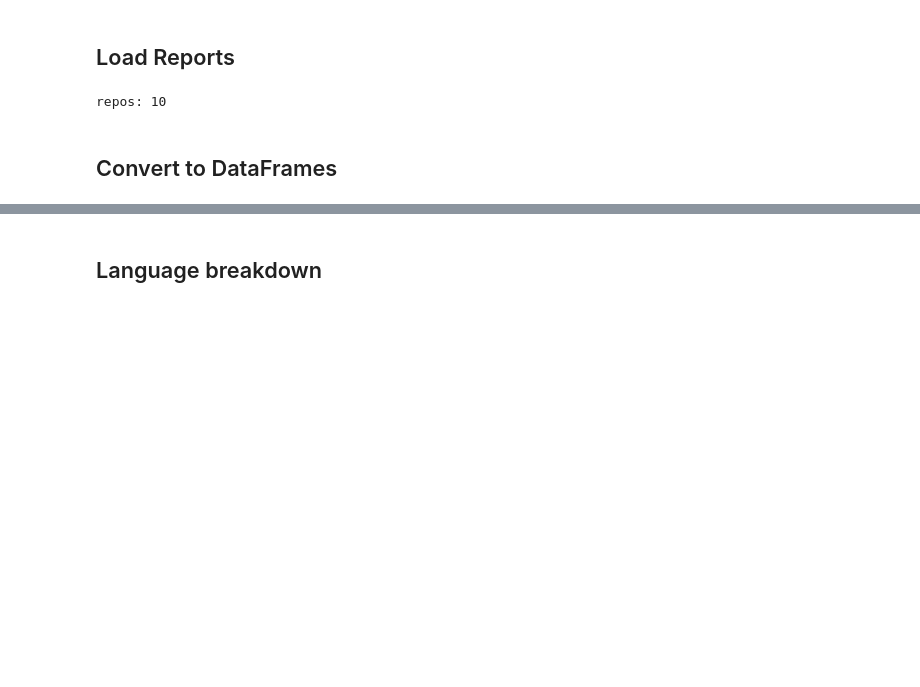
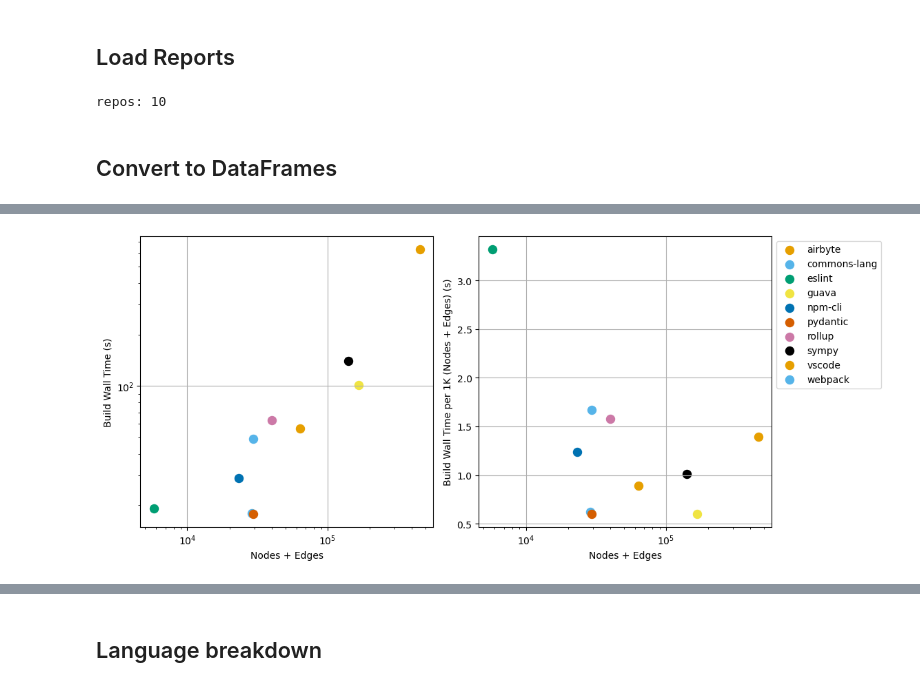
Before and after one commit to megascienta/sciona, a Jupyter notebook: validations/build_status_reports/evaluation.ipynb, the cells around one changed output, grey strips where cells are left out. Drawn from its saved outputs; the diff is of its cells as text; code cells hidden in the pictures; blank space fills up the shorter version.

Commit message:
Build Reports

```diff
--- a/validations/build_status_reports/evaluation.ipynb
+++ b/validations/build_status_reports/evaluation.ipynb
@@ -167,0 +161,19 @@ plot_totals_section("Timing")
+# %%
+timing_total_df = df_section(totals_df, "Timing")[["Build Wall Time"]]
+timing_total_df = timing_total_df.sort_values("Build Wall Time", ascending=True)
+timing_total_df = timing_total_df.join(df_section(totals_df, "Structure")[["Nodes", "Edges"]])
+timing_total_df["Nodes + Edges"] = timing_total_df["Nodes"] + timing_total_df["Edges"]
+timing_total_df["Time per 1K Nodes"] = timing_total_df["Build Wall Time"] / (timing_total_df["Nodes"] / 1000)
+timing_total_df["Time per 1K Edges"] = timing_total_df["Build Wall Time"] / (timing_total_df["Edges"] / 1000)
+timing_total_df["Time per 1K (Nodes + Edges)"] = timing_total_df["Build Wall Time"] / (timing_total_df["Nodes + Edges"] / 1000)
+
+timing_mean = timing_total_df.mean(numeric_only=True)
+timing_median = timing_total_df.median(numeric_only=True)
+timing_std = timing_total_df.std(numeric_only=True)
+
+timing_mean.name = "Mean"
+timing_median.name = "Median"
+timing_std.name = "Std"
+
+timing_overview_df = pd.concat([timing_total_df, timing_mean.to_frame().T, timing_std.to_frame().T, timing_median.to_frame().T]).round(2)
+timing_overview_df
@@ -167,0 +195,28 @@ plot_totals_section("Timing")
+# %%
+fig, axes = plt.subplots(1, 2, figsize=(10, 5), sharex=True)
+
+for i, repo in enumerate(totals_pivot.index):
+    color = palette[i % len(palette)]
+    x = timing_overview_df.loc[repo, "Nodes + Edges"]
+    y1 = timing_overview_df.loc[repo, "Build Wall Time"]
+    y2 = timing_overview_df.loc[repo, "Time per 1K (Nodes + Edges)"]
+
+    axes[0].scatter(x, y1, color=color, s=75, label=repo)
+    axes[1].scatter(x, y2, color=color, s=75)
+
+axes[0].set_xlabel("Nodes + Edges")
+axes[0].set_ylabel("Build Wall Time (s)")
+axes[0].set_xscale("log")
+axes[0].set_yscale("log")
+axes[0].grid(True)
+
+axes[1].set_xlabel("Nodes + Edges")
+axes[1].set_ylabel("Build Wall Time per 1K (Nodes + Edges) (s)")
+axes[1].set_xscale("log")
+axes[1].grid(True)
+
+fig.legend(loc="upper left", bbox_to_anchor=(0.985, 0.97))
+plt.tight_layout()
+plt.show()
+# %% [output]
+[figure, added]
```
Also changed, not shown: parts of 21 cells of this notebook, 25 other files.
